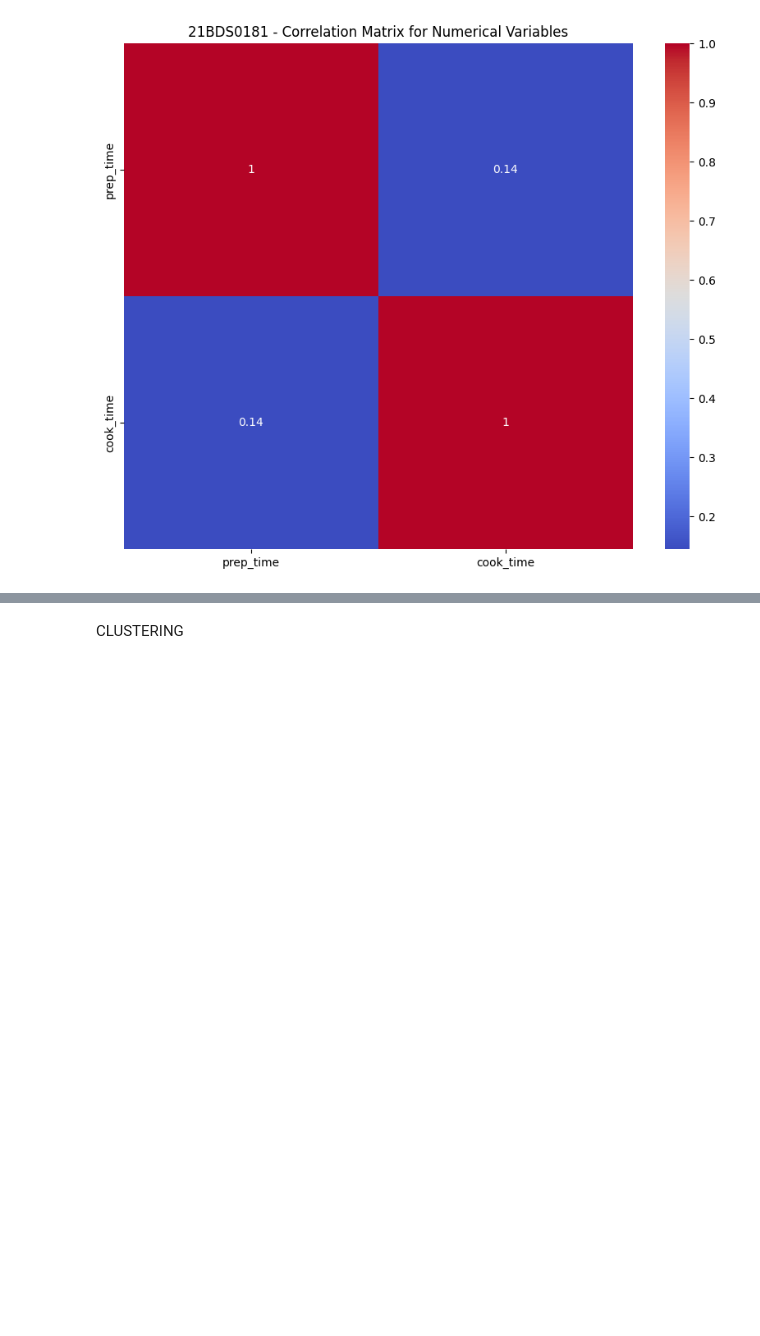
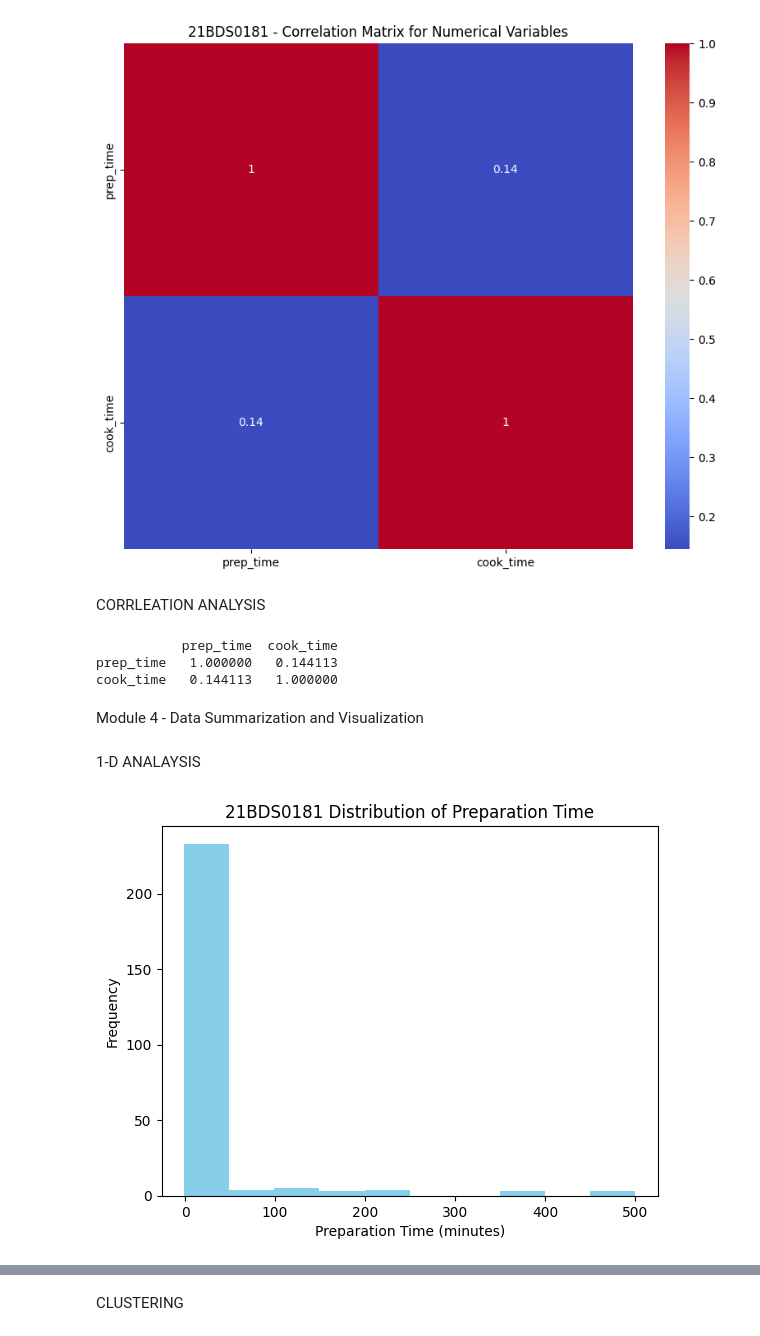
Before and after one commit to prtk2403/EDA_DA_21BDS0181, a Jupyter notebook: 21BDS0181_EDA_DA1.ipynb, the cells around one changed output, grey strips where cells are left out. Cells and saved outputs as stored; diff of their text form; code cells hidden in the pictures; blank space fills up the shorter version.

Commit message:
Digital Assignment 1 | 21BDS0181 | EDA | C1 Slot | Made using Colab

```diff
--- a/21BDS0181_EDA_DA1.ipynb
+++ b/21BDS0181_EDA_DA1.ipynb
@@ -149,3 +154,29 @@ plt.title('21BDS0181 - Correlation Matrix for Numerical Variables')
 plt.show()
 # %% [output]
 [figure]
+# %% [markdown]
+CORRLEATION ANALYSIS
+# %%
+# Compute correlation matrix for the numeric columns
+numeric_cols = data.select_dtypes(include=['float64', 'int64'])
+correlation_matrix = numeric_cols.corr()
+print(correlation_matrix)
+# %% [output]
+           prep_time  cook_time
+prep_time   1.000000   0.144113
+cook_time   0.144113   1.000000
+# %% [markdown]
+Module 4 - Data Summarization and Visualization
+# %% [markdown]
+1-D ANALAYSIS
+# %%
+# Distribution of 'prep_time' using histogram
+import matplotlib.pyplot as plt
+
+plt.hist(data['prep_time'], bins=10, color='skyblue')
+plt.title('21BDS0181 Distribution of Preparation Time')
+plt.xlabel('Preparation Time (minutes)')
+plt.ylabel('Frequency')
+plt.show()
+# %% [output]
+[figure, added]
```
Also changed, not shown: parts of 29 cells of this notebook.
